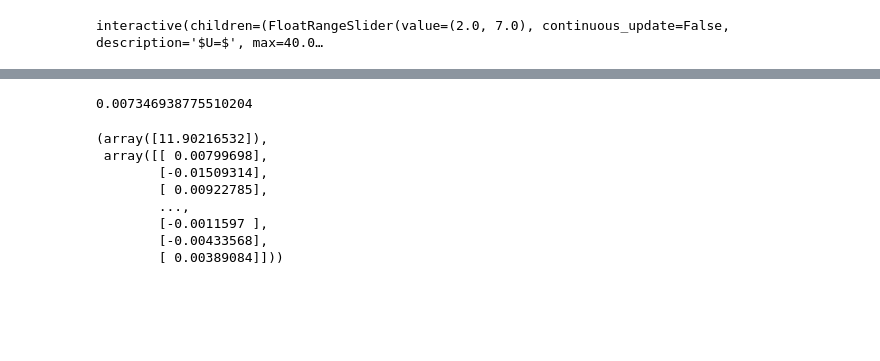
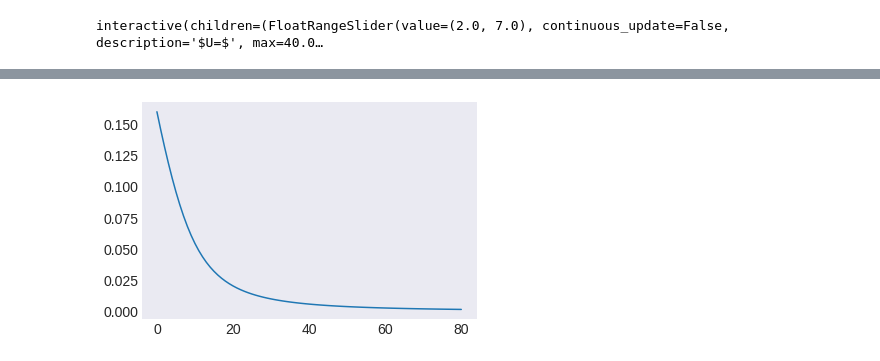
Before and after one commit to Georg912/Projektarbeit_Kunes, a Jupyter notebook: 04_Hubbard_Model/development_notebook_march.ipynb, the cells around one changed output, grey strips where cells are left out. Cells and saved outputs as stored; diff of their text form; code cells hidden in the pictures; blank space fills up the shorter version.

```diff
--- a/04_Hubbard_Model/development_notebook_march.ipynb
+++ b/04_Hubbard_Model/development_notebook_march.ipynb
@@ -173,15 +108,4 @@ plt.plot(np.diag(b @ Hgs @ b.T))
-# %%
-np.count_nonzero(a) / a.size
-# %% [output]
-0.007346938775510204
-# %%
-splin.eigsh(a[0], k=1, sigma=12)
-# %% [output]
-(array([11.90216532]),
- array([[ 0.00799698],
-        [-0.01509314],
-        [ 0.00922785],
-        ...,
-        [-0.0011597 ],
-        [-0.00433568],
-        [ 0.00389084]]))
+# %%
+plt.plot(h1.Exp_Val_0(h1.DoubleSiteAvg));
+# %% [output]
+[figure, added]
```
Also changed, not shown: parts of 27 cells of this notebook, 2 other files.
